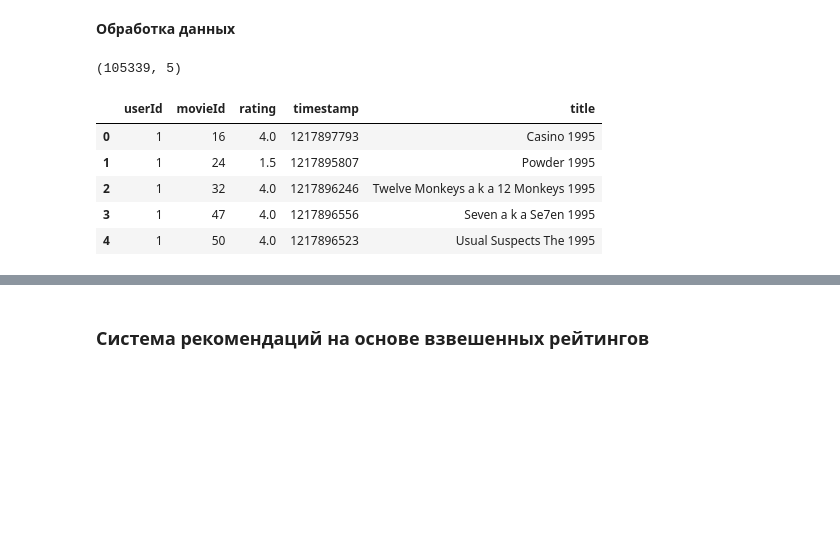
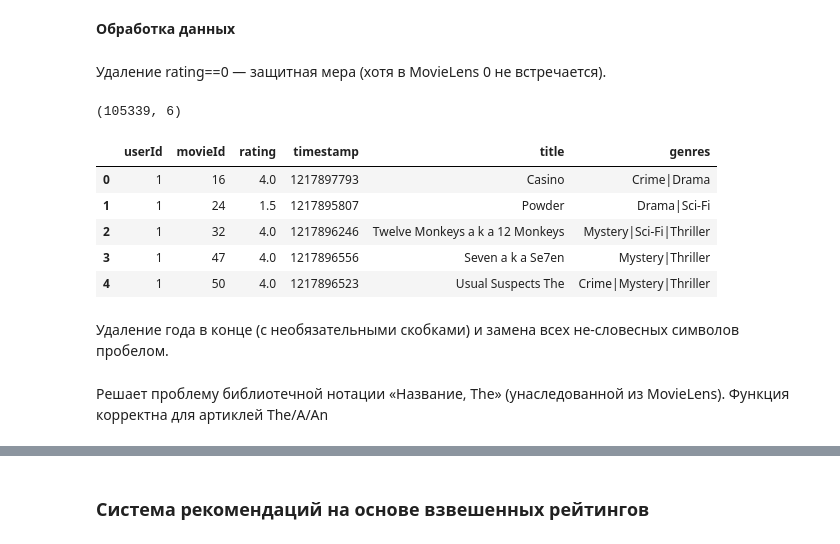
Before and after one commit to Aidar180406/ML_recommend, a Jupyter notebook: movies-recommendation-system.ipynb, the cells around one changed output, grey strips where cells are left out. Saved outputs shown, nothing was run; the diff lists cells and outputs as text; code cells hidden in the pictures; blank space fills up the shorter version.

```diff
--- a/movies-recommendation-system.ipynb
+++ b/movies-recommendation-system.ipynb
@@ -174,21 +271,30 @@ df=movie_data.copy()
 df.dropna(inplace=True)
 df.reset_index(drop=True,inplace=True)
 # %%
-df.drop(columns=["genres"],axis=1,inplace=True)
 df.drop(index=df[df["rating"]==0].index,inplace=True)
+# %% [markdown]
+Удаление rating==0 — защитная мера (хотя в MovieLens 0 не встречается).
 # %%
 df.shape
 # %% [output]
-(105339, 5)
+(105339, 6)
 # %%
 import re
 
-df["title"] = df["title"].apply(lambda x: re.sub("[\W_]+", " ", x).strip())
+def clean_title(title):
+    title = re.sub(r'\s*\(?\d{4}\)?\s*$', '', title)
+    title = re.sub(r"[\W_]+", " ", title).strip()
+    return title
+
+df['title'] = df['title'].apply(clean_title)
+
 df.head()
 # %% [output]
-|  | userId | movieId | rating | timestamp | title |
-| 0 | 1 | 16 | 4.0 | 1217897793 | Casino 1995 |
-| 1 | 1 | 24 | 1.5 | 1217895807 | Powder 1995 |
-| 2 | 1 | 32 | 4.0 | 1217896246 | Twelve Monkeys a k a 12 Monkeys 1995 |
-| 3 | 1 | 47 | 4.0 | 1217896556 | Seven a k a Se7en 1995 |
-| 4 | 1 | 50 | 4.0 | 1217896523 | Usual Suspects The 1995 |
+|  | userId | movieId | rating | timestamp | title | genres |
+| 0 | 1 | 16 | 4.0 | 1217897793 | Casino | Crime|Drama |
+| 1 | 1 | 24 | 1.5 | 1217895807 | Powder | Drama|Sci-Fi |
+| 2 | 1 | 32 | 4.0 | 1217896246 | Twelve Monkeys a k a 12 Monkeys | Mystery|Sci-Fi|Thriller |
+| 3 | 1 | 47 | 4.0 | 1217896556 | Seven a k a Se7en | Mystery|Thriller |
+| 4 | 1 | 50 | 4.0 | 1217896523 | Usual Suspects The | Crime|Mystery|Thriller |
+# %% [markdown]
+Удаление года в конце (с необязательными скобками) и замена всех не-словесных символов пробелом.
@@ -194,0 +312,2 @@ df.head()
+# %% [markdown]
+Решает проблему библиотечной нотации «Название, The» (унаследованной из MovieLens). Функция корректна для артиклей The/A/An
```
Also changed, not shown: parts of 102 cells of this notebook.
